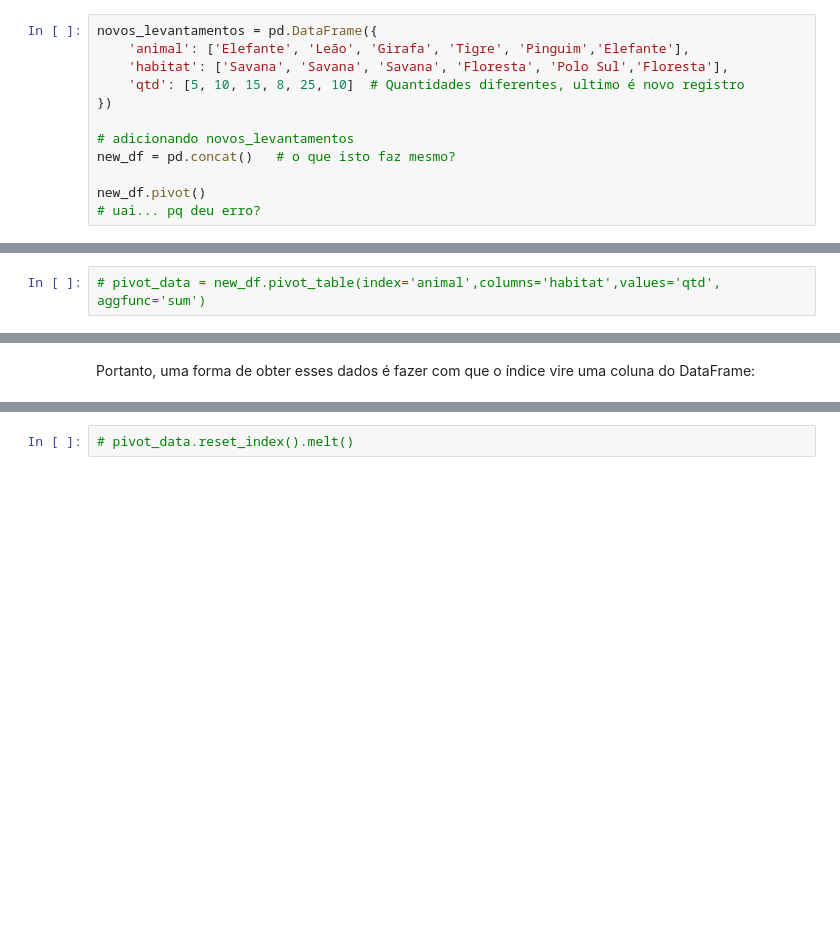
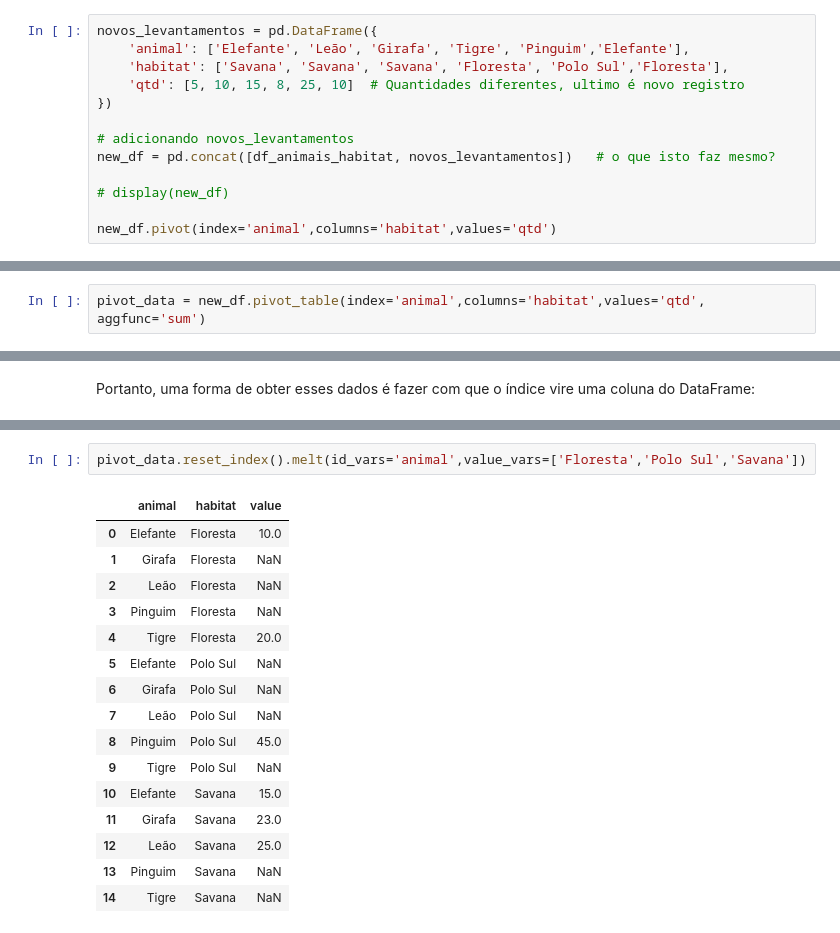
Before and after one commit to allansuzuki/ADA_classes, a Jupyter notebook: DS-PY-Data-Science/DS-PY-004 TÉCNICAS DE PROGRAMAÇÃO I (PY)/Material do Aluno/Aula 5/Aula5_Pandas-Processar_Dados_aluno.ipynb, the cells around one changed output, grey strips where cells are left out. Cells and saved outputs as stored; diff of their text form; blank space fills up the shorter version.

```diff
--- a/DS-PY-Data-Science/DS-PY-004 TÉCNICAS DE PROGRAMAÇÃO I (PY)/Material do Aluno/Aula 5/Aula5_Pandas-Processar_Dados_aluno.ipynb
+++ b/DS-PY-Data-Science/DS-PY-004 TÉCNICAS DE PROGRAMAÇÃO I (PY)/Material do Aluno/Aula 5/Aula5_Pandas-Processar_Dados_aluno.ipynb
@@ -514,7 +530,8 @@ novos_levantamentos = pd.DataFrame({
 })
 
 # adicionando novos_levantamentos
-new_df = pd.concat()   # o que isto faz mesmo?
+new_df = pd.concat([df_animais_habitat, novos_levantamentos])   # o que isto faz mesmo?
 
-new_df.pivot()
-# uai... pq deu erro?
+# display(new_df)
+
+new_df.pivot(index='animal',columns='habitat',values='qtd')
@@ -577,7 +618,7 @@ Quando precisamos do oposto ao pivot (unpivot), ou seja, quando alguém nos entr
 # %% [markdown]
 Vamos utilizar os dados pivotados da seção anterior:
 # %%
-# pivot_data = new_df.pivot_table(index='animal',columns='habitat',values='qtd', aggfunc='sum')
+pivot_data = new_df.pivot_table(index='animal',columns='habitat',values='qtd', aggfunc='sum')
 # %% [markdown]
 Primeiro, vamos olhar como como é o resultado de um pivot_table()
 # %%
@@ -596,2 +658,19 @@ Portanto, uma forma de obter esses dados é fazer com que o índice vire uma col
-# %%
-# pivot_data.reset_index().melt()
+# %%
+pivot_data.reset_index().melt(id_vars='animal',value_vars=['Floresta','Polo Sul','Savana'])
+# %% [output]
+|  | animal | habitat | value |
+| 0 | Elefante | Floresta | 10.0 |
+| 1 | Girafa | Floresta | NaN |
+| 2 | Leão | Floresta | NaN |
+| 3 | Pinguim | Floresta | NaN |
+| 4 | Tigre | Floresta | 20.0 |
+| 5 | Elefante | Polo Sul | NaN |
+| 6 | Girafa | Polo Sul | NaN |
+| 7 | Leão | Polo Sul | NaN |
+| 8 | Pinguim | Polo Sul | 45.0 |
+| 9 | Tigre | Polo Sul | NaN |
+| 10 | Elefante | Savana | 15.0 |
+| 11 | Girafa | Savana | 23.0 |
+| 12 | Leão | Savana | 25.0 |
+| 13 | Pinguim | Savana | NaN |
+| 14 | Tigre | Savana | NaN |
```
Also changed, not shown: parts of 8 cells of this notebook, 1 other file.
